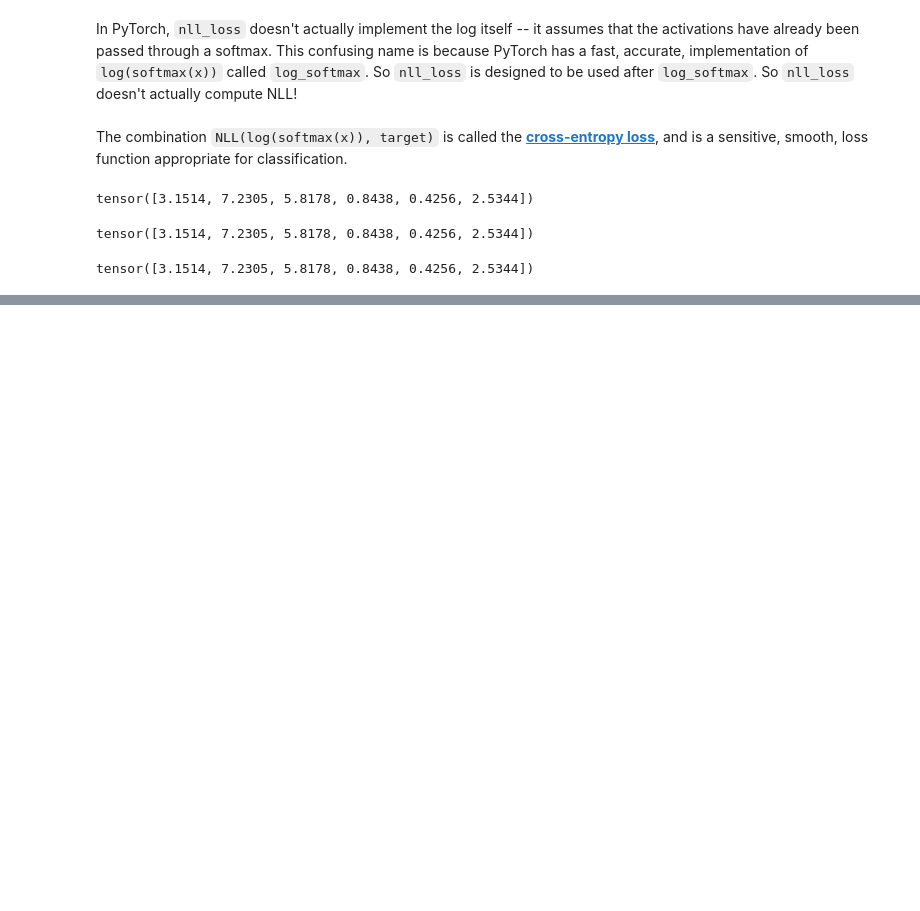
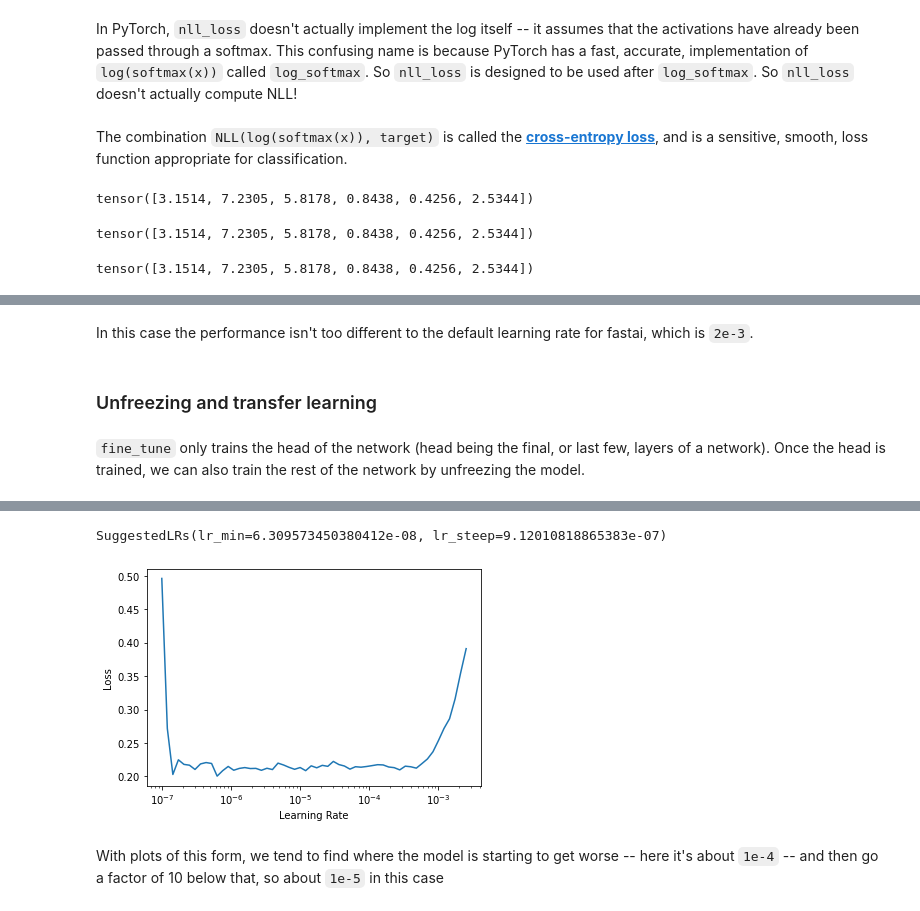
Before and after one commit to jaryaman/fastai-v4, a Jupyter notebook: notebooks/03-JA-image-classification.ipynb, the cells around one changed output, grey strips where cells are left out. Saved outputs shown, nothing was run; the diff lists cells and outputs as text; code cells hidden in the pictures; blank space fills up the shorter version.

```diff
--- a/notebooks/03-JA-image-classification.ipynb
+++ b/notebooks/03-JA-image-classification.ipynb
@@ -178,0 +209,3 @@ tensor([3.1514, 7.2305, 5.8178, 0.8438, 0.4256, 2.5344])
+# %%
+learn = cnn_learner(dls, resnet34, metrics=error_rate)
+learn.fine_tune(2, base_lr=3e-3)
@@ -178,0 +218,6 @@ tensor([3.1514, 7.2305, 5.8178, 0.8438, 0.4256, 2.5344])
+# %% [markdown]
+In this case the performance isn't too different to the default learning rate for fastai, which is `2e-3`.
+# %% [markdown]
+### Unfreezing and transfer learning
+# %% [markdown]
+`fine_tune` only trains the head of the network (head being the final, or last few, layers of a network). Once the head is trained, we can also train the rest of the network by unfreezing the model.
@@ -178,0 +226,3 @@ tensor([3.1514, 7.2305, 5.8178, 0.8438, 0.4256, 2.5344])
+# %%
+learn.lr_find()
+# %% [output]
@@ -178,0 +230,4 @@ tensor([3.1514, 7.2305, 5.8178, 0.8438, 0.4256, 2.5344])
+SuggestedLRs(lr_min=6.309573450380412e-08, lr_steep=9.12010818865383e-07)
+[figure, added]
+# %% [markdown]
+With plots of this form, we tend to find where the model is starting to get worse -- here it's about `1e-4` -- and then go a factor of 10 below that, so about `1e-5` in this case
```
Also changed, not shown: parts of 40 cells of this notebook.
